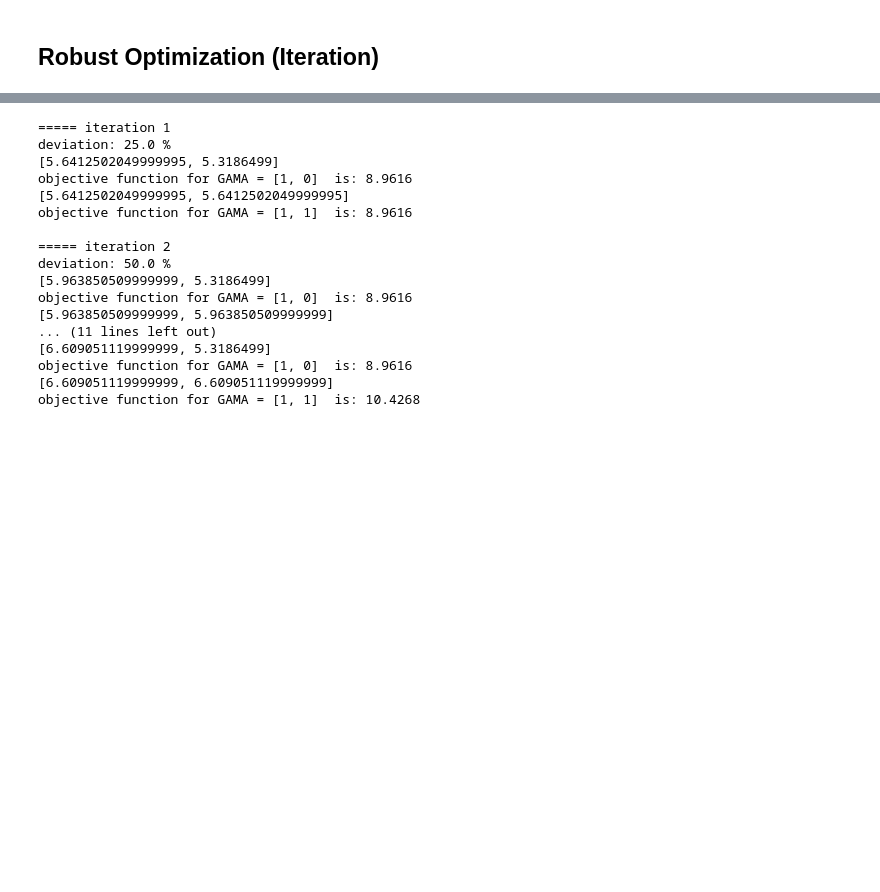
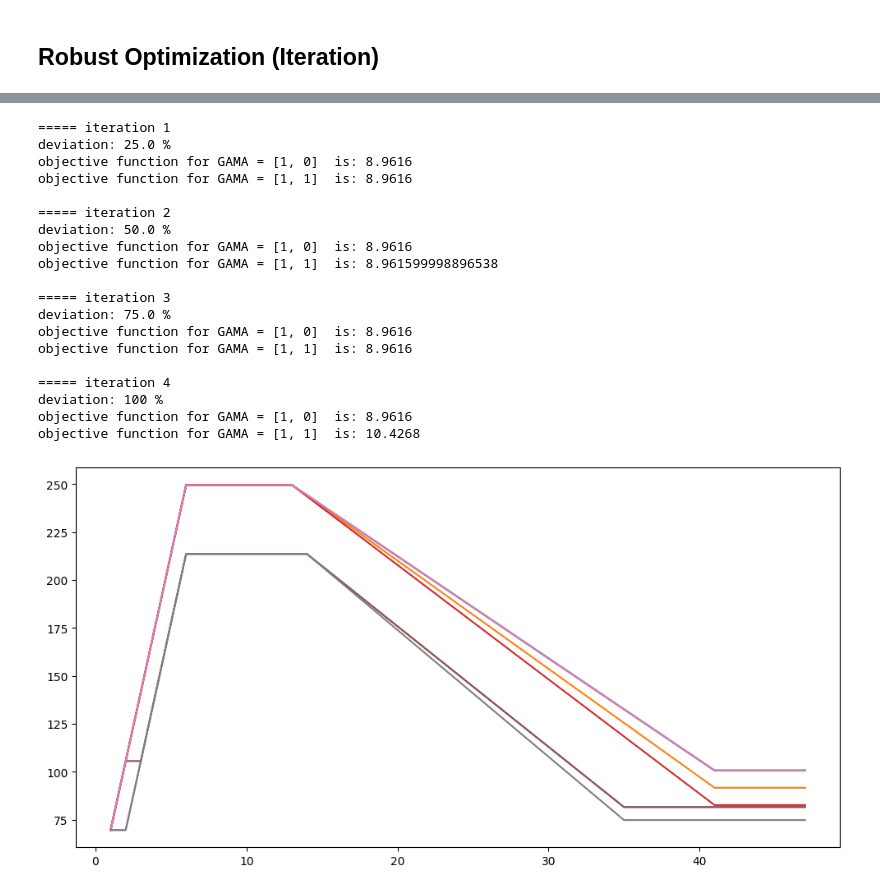
Before and after one commit to jmanzolli/SMaRTE-electric-bus-smart-charging-platform, a Jupyter notebook: Robust/model_robust.ipynb, the cells around one changed output, grey strips where cells are left out. Saved outputs shown, nothing was run; the diff lists cells and outputs as text; code cells hidden in the pictures; blank space fills up the shorter version.

Commit message:
visualization working

```diff
--- a/Robust/model_robust.ipynb
+++ b/Robust/model_robust.ipynb
@@ -185,20 +246,2 @@ print(model.obj()) # deterministic value
 # %% [markdown]
 ## Robust Optimization (Iteration)
-# %%
-# iterate to vary the energy consumption
-def robust_formulation(devs,n):
-    objective = np.empty((len(devs),n))
-    for count, d in enumerate(devs):
-        print ("\n===== iteration",count+1)
-        print("deviation:",d*100,'%')
-        conserv = [0] * n
-        for i in range(n):
-            conserv[i] = 1
-            gama = energy_consumption(data,d,conserv)
-            print(gama)
-            model = createModel(data,gama)
-            opt.set_instance(model) # to solve using the local machine
-            opt.solve() # to solve using the local machine
-            print("objective function for GAMA =",conserv, " is:", model.obj())
-            objective[count][i] = model.obj()
-    return objective
@@ -205,22 +266,30 @@ def robust_formulation(devs,n):
 # %%
 devs = [0.25,0.5,0.75,1] # percentage of deviation
 n = len(data['Trip time']['Time begin (min)']) # number of energy deviations
-objective = robust_formulation(devs,n)
+objective, energy_list, power_list, degradation_list = robust_formulation(devs,n)
 # %% [output]
 ===== iteration 1
 deviation: 25.0 %
-[5.6412502049999995, 5.3186499]
 objective function for GAMA = [1, 0]  is: 8.9616
-[5.6412502049999995, 5.6412502049999995]
 objective function for GAMA = [1, 1]  is: 8.9616
 
 ===== iteration 2
 deviation: 50.0 %
-[5.963850509999999, 5.3186499]
 objective function for GAMA = [1, 0]  is: 8.9616
-[5.963850509999999, 5.963850509999999]
-... (11 lines left out)
-[6.609051119999999, 5.3186499]
+objective function for GAMA = [1, 1]  is: 8.961599998896538
+
+===== iteration 3
+deviation: 75.0 %
 objective function for GAMA = [1, 0]  is: 8.9616
-[6.609051119999999, 6.609051119999999]
+objective function for GAMA = [1, 1]  is: 8.9616
+
+===== iteration 4
+deviation: 100 %
+objective function for GAMA = [1, 0]  is: 8.9616
 objective function for GAMA = [1, 1]  is: 10.4268
+# %%
+#Plotting energy variation -> can be done to the other variables
+for i in range(len(energy_list)):
+    energy_list[i]['bus 1'].plot(figsize=(12,6))
+# %% [output]
+[figure, added]
```
Also changed, not shown: parts of 6 cells of this notebook, 2 other files.
